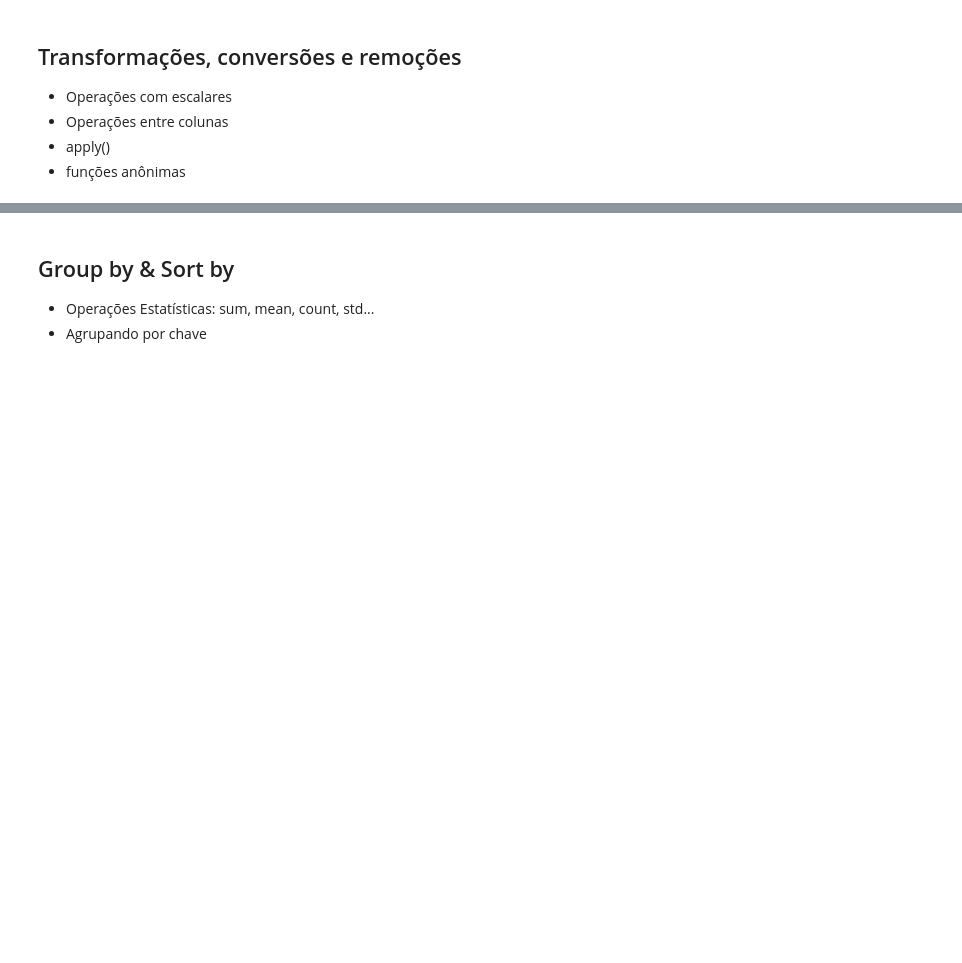
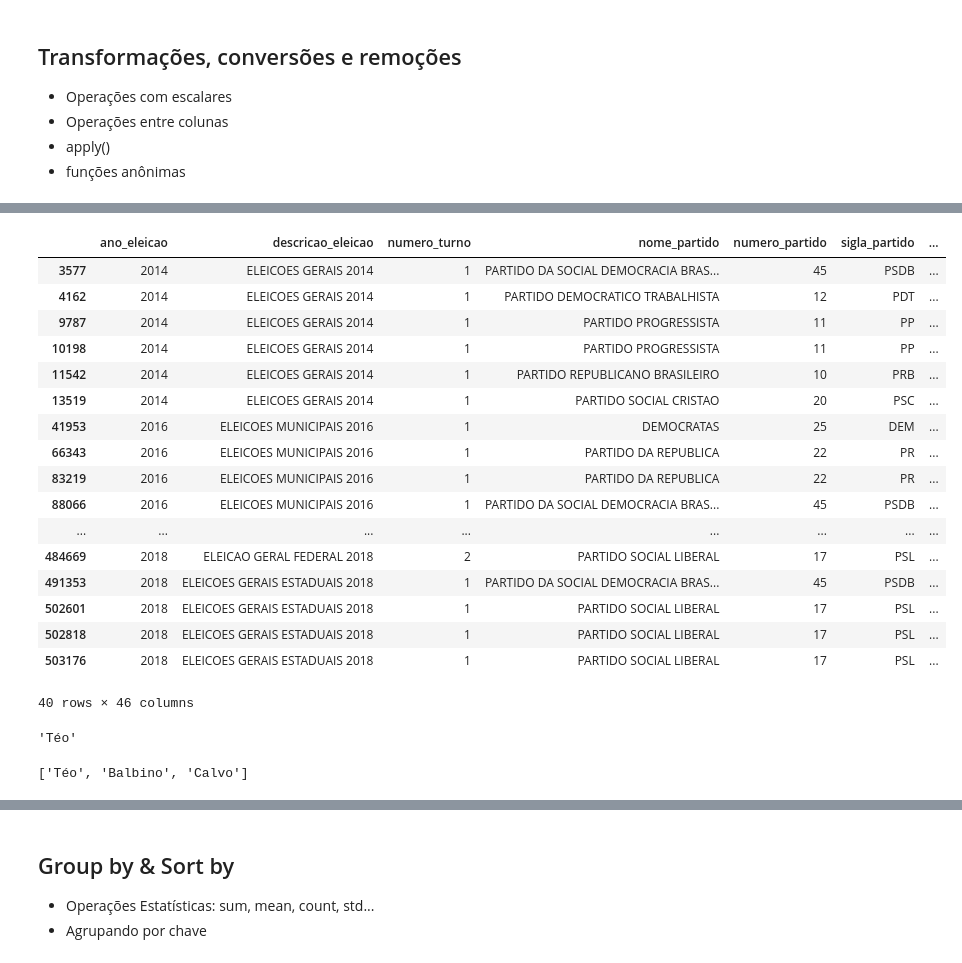
Before and after one commit to TeoCalvo/imersao-pandas, a Jupyter notebook: python/Imersão Pandas - Pós Curso.ipynb, the cells around one changed output, grey strips where cells are left out. Drawn from its saved outputs; the diff is of its cells as text; code cells hidden in the pictures; blank space fills up the shorter version.

```diff
--- a/python/Imersão Pandas - Pós Curso.ipynb
+++ b/python/Imersão Pandas - Pós Curso.ipynb
@@ -405,0 +907,5 @@ df[coluna].apply()
+# %%
+import numpy as np
+df_votacao["log_total_votos"] = np.log1p(df_votacao["total_votos"])
+df_votacao["votos_por_mil"] = df_votacao["total_votos"] / 1000
+df_votacao["sem_sentido"] = df_votacao["votos_por_mil"] * df_votacao["log_total_votos"]
@@ -405,0 +995,32 @@ df[coluna].apply()
+# %%
+#funcao anonima
+df_votacao[df_votacao["nome"].apply( lambda x :  "HADDAD" in x)]
+df_votacao[df_votacao["nome"].apply( lambda x :  "BOLSONARO" in x)]
+df_votacao[df_votacao["nome"].apply( lambda x :  "BOLSONARO" in x or "HADDAD" in x)]
+# %% [output]
+|  | ano_eleicao | descricao_eleicao | numero_turno | nome_partido | numero_partido | sigla_partido | ... |
+| 3577 | 2014 | ELEICOES GERAIS 2014 | 1 | PARTIDO DA SOCIAL DEMOCRACIA BRAS... | 45 | PSDB | ... |
+| 4162 | 2014 | ELEICOES GERAIS 2014 | 1 | PARTIDO DEMOCRATICO TRABALHISTA | 12 | PDT | ... |
+| 9787 | 2014 | ELEICOES GERAIS 2014 | 1 | PARTIDO PROGRESSISTA | 11 | PP | ... |
+| 10198 | 2014 | ELEICOES GERAIS 2014 | 1 | PARTIDO PROGRESSISTA | 11 | PP | ... |
+| 11542 | 2014 | ELEICOES GERAIS 2014 | 1 | PARTIDO REPUBLICANO BRASILEIRO | 10 | PRB | ... |
+| 13519 | 2014 | ELEICOES GERAIS 2014 | 1 | PARTIDO SOCIAL CRISTAO | 20 | PSC | ... |
+| 41953 | 2016 | ELEICOES MUNICIPAIS 2016 | 1 | DEMOCRATAS | 25 | DEM | ... |
+| 66343 | 2016 | ELEICOES MUNICIPAIS 2016 | 1 | PARTIDO DA REPUBLICA | 22 | PR | ... |
+| 83219 | 2016 | ELEICOES MUNICIPAIS 2016 | 1 | PARTIDO DA REPUBLICA | 22 | PR | ... |
+| 88066 | 2016 | ELEICOES MUNICIPAIS 2016 | 1 | PARTIDO DA SOCIAL DEMOCRACIA BRAS... | 45 | PSDB | ... |
+| ... | ... | ... | ... | ... | ... | ... | ... |
+| 484669 | 2018 | ELEICAO GERAL FEDERAL 2018 | 2 | PARTIDO SOCIAL LIBERAL | 17 | PSL | ... |
+| 491353 | 2018 | ELEICOES GERAIS ESTADUAIS 2018 | 1 | PARTIDO DA SOCIAL DEMOCRACIA BRAS... | 45 | PSDB | ... |
+| 502601 | 2018 | ELEICOES GERAIS ESTADUAIS 2018 | 1 | PARTIDO SOCIAL LIBERAL | 17 | PSL | ... |
+| 502818 | 2018 | ELEICOES GERAIS ESTADUAIS 2018 | 1 | PARTIDO SOCIAL LIBERAL | 17 | PSL | ... |
+| 503176 | 2018 | ELEICOES GERAIS ESTADUAIS 2018 | 1 | PARTIDO SOCIAL LIBERAL | 17 | PSL | ... |
+40 rows × 46 columns
+# %%
+"Téo Balbino Calvo".split(" ")[0]. title() #title deixa a primeira letra maiscula
+# %% [output]
+'Téo'
+# %%
+"Téo Balbino Calvo".split(" ")
+# %% [output]
+['Téo', 'Balbino', 'Calvo']
```
Also changed, not shown: parts of 167 cells of this notebook, 1 other file.
